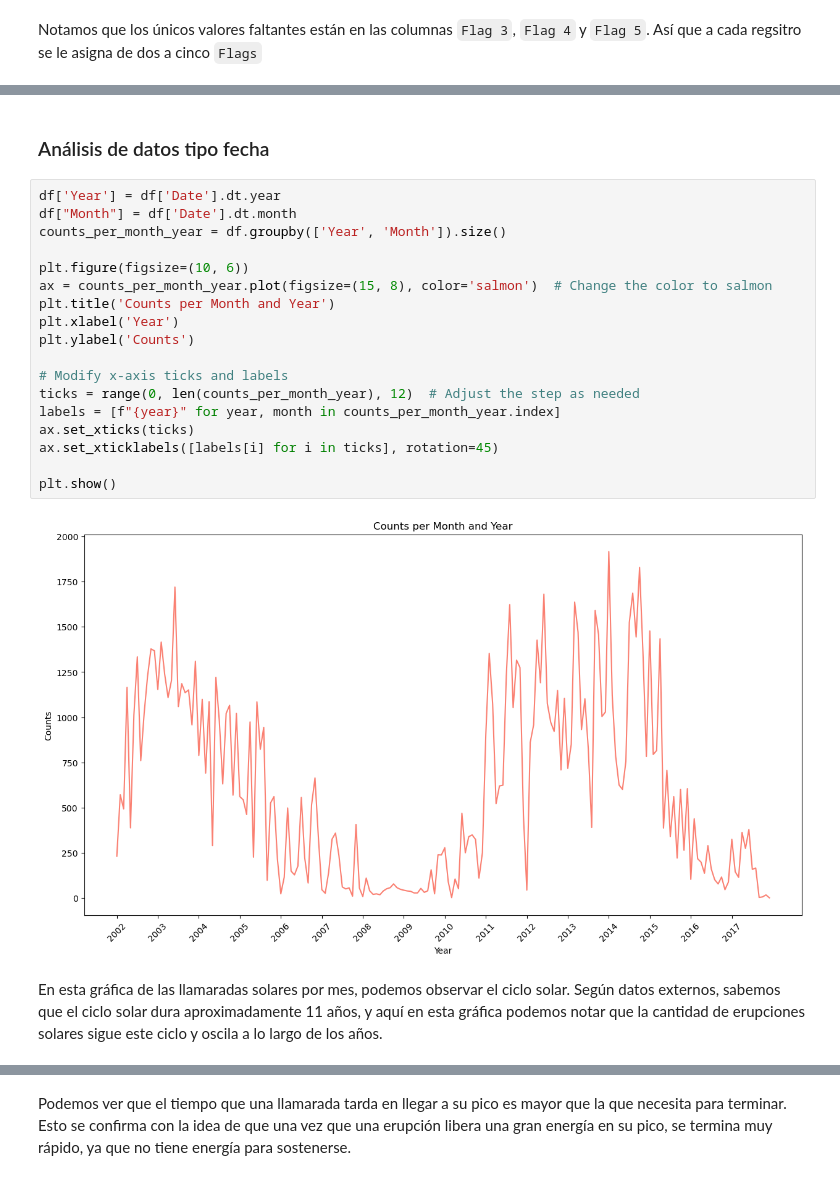
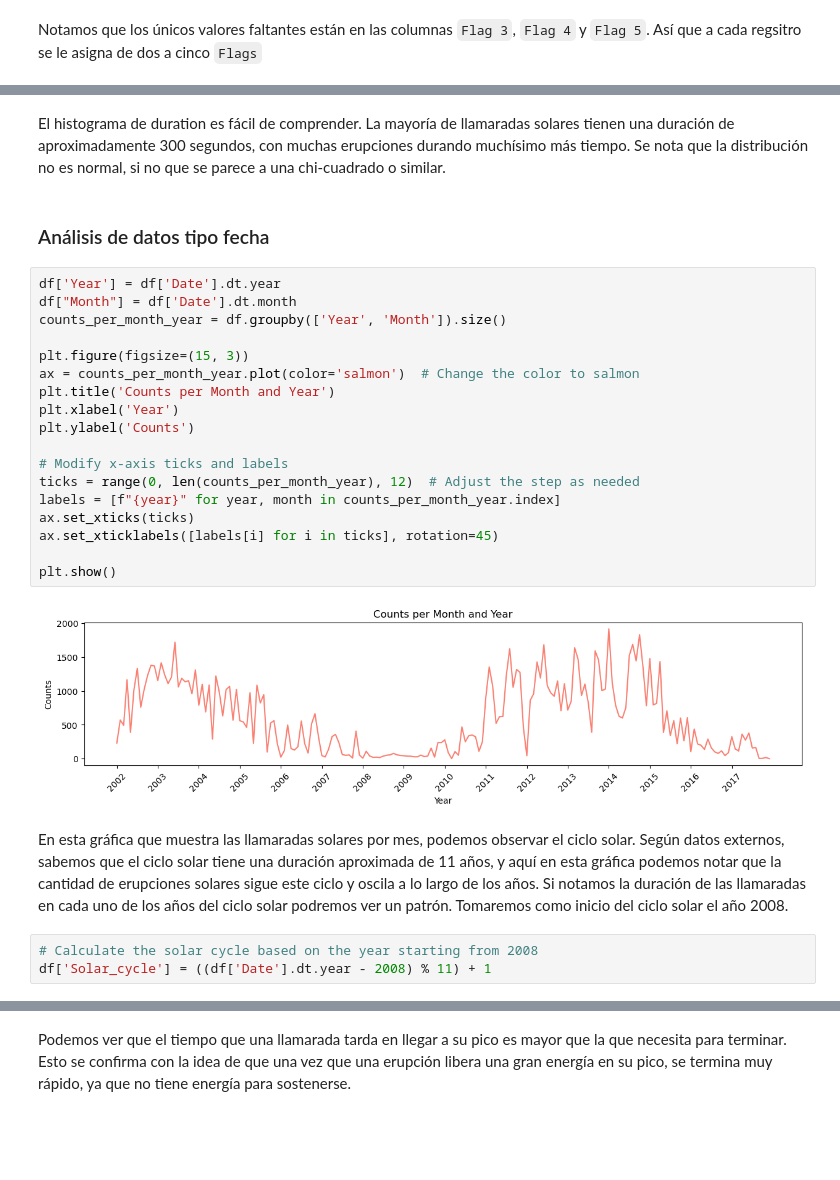
Before and after one commit to WonderfulAme/solar-flares, a Jupyter notebook: Notebook.ipynb, the cells around one changed output, grey strips where cells are left out. Cells and saved outputs as stored; diff of their text form; blank space fills up the shorter version.

```diff
--- a/Notebook.ipynb
+++ b/Notebook.ipynb
@@ -71,24 +102,29 @@ Notamos que los únicos valores faltantes están en las columnas `Flag 3`, `Flag
+# %% [markdown]
+El histograma de duration es fácil de comprender. La mayoría de llamaradas solares tienen una duración de aproximadamente 300 segundos, con muchas erupciones durando muchísimo más tiempo. Se nota que la distribución no es normal, si no que se parece a una chi-cuadrado o similar.
 # %% [markdown]
 ### Análisis de datos tipo fecha
 # %%
 df['Year'] = df['Date'].dt.year
 df["Month"] = df['Date'].dt.month
 counts_per_month_year = df.groupby(['Year', 'Month']).size()
 
-plt.figure(figsize=(10, 6))
-ax = counts_per_month_year.plot(figsize=(15, 8), color='salmon')  # Change the color to salmon
+plt.figure(figsize=(15, 3))
+ax = counts_per_month_year.plot(color='salmon')  # Change the color to salmon
 plt.title('Counts per Month and Year')
 plt.xlabel('Year')
 plt.ylabel('Counts')
 
 # Modify x-axis ticks and labels
 ticks = range(0, len(counts_per_month_year), 12)  # Adjust the step as needed
 labels = [f"{year}" for year, month in counts_per_month_year.index]
 ax.set_xticks(ticks)
 ax.set_xticklabels([labels[i] for i in ticks], rotation=45)
 
 plt.show()
 # %% [output]
-[figure, old version]
+[figure, new version]
 # %% [markdown]
-En esta gráfica de las llamaradas solares por mes, podemos observar el ciclo solar. Según datos externos, sabemos que el ciclo solar dura aproximadamente 11 años, y aquí en esta gráfica podemos notar que la cantidad de erupciones solares sigue este ciclo y oscila a lo largo de los años.
+En esta gráfica que muestra las llamaradas solares por mes, podemos observar el ciclo solar. Según datos externos, sabemos que el ciclo solar tiene una duración aproximada de 11 años, y aquí en esta gráfica podemos notar que la cantidad de erupciones solares sigue este ciclo y oscila a lo largo de los años. Si notamos la duración de las llamaradas en cada uno de los años del ciclo solar podremos ver un patrón. Tomaremos como inicio del ciclo solar el año 2008.
+# %%
+# Calculate the solar cycle based on the year starting from 2008
+df['Solar_cycle'] = ((df['Date'].dt.year - 2008) % 11) + 1
```
Also changed, not shown: parts of 14 cells of this notebook.
